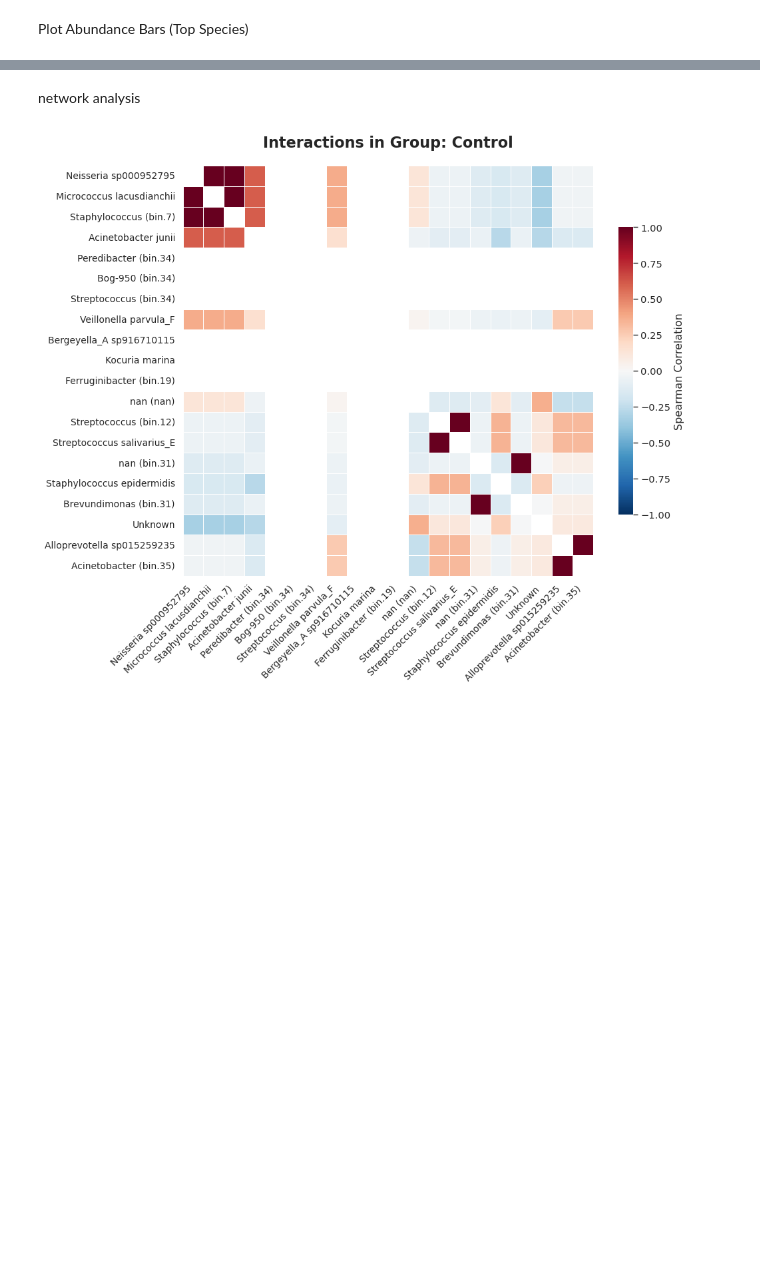
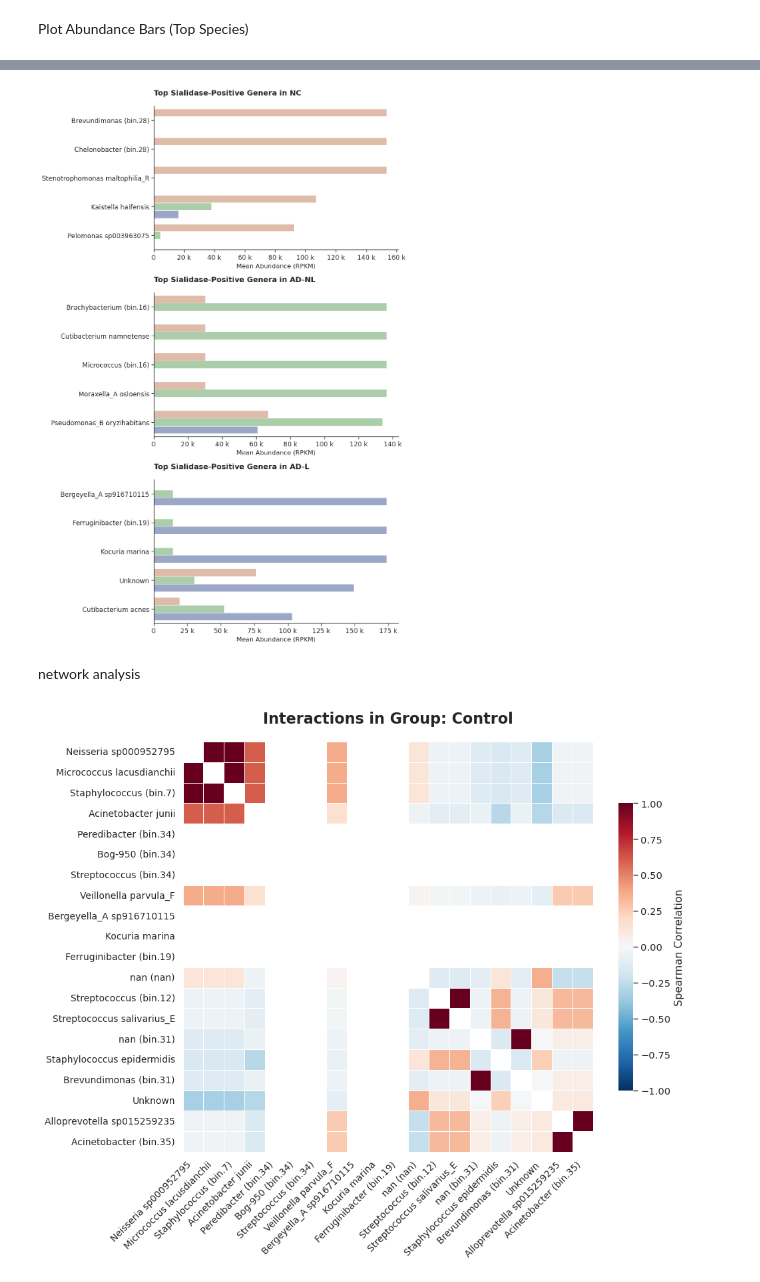
Before and after one commit to Marcosv21/Doc_project, a Jupyter notebook: statistical_analysis/plots_doc_simple.ipynb, the cells around one changed output, grey strips where cells are left out. Cells and saved outputs as stored; diff of their text form; code cells hidden in the pictures; blank space fills up the shorter version.

```diff
--- a/statistical_analysis/plots_doc_simple.ipynb
+++ b/statistical_analysis/plots_doc_simple.ipynb
@@ -269,3 +269,76 @@ plt.show()
+# %%
+import matplotlib.ticker as ticker
+import matplotlib.pyplot as plt
+import matplotlib.patches as mpatches
+import seaborn as sns
+import pandas as pd
+import numpy as np
+import os
+
+# --- 1. FILTERING (Crucial Step) ---
+# Substitua 'Gene' e 'nanH' pelos nomes exatos da sua tabela
+df_sialidase = df[df['has_sialidase'] == 'YES'].copy()
+
+if 'Label' not in df_sialidase.columns:
+    df_sialidase['Label'] = df_sialidase['Genus']
+
+if isinstance(MY_PALETTE, dict):
+    colors_list = list(MY_PALETTE.values())
+    palette_final = dict(zip(ORDER, colors_list))
+else:
+    palette_final = MY_PALETTE
+
+# --- 2. CALCULATE MEAN ABUNDANCE ---
+# Note que usamos 'df_sialidase' agora, não o 'df' completo
+mean_abund = df_sialidase.groupby(['Group', 'Label'])['Abundance'].mean().reset_index()
+
+# --- 3. PLOTTING ---
+fig, axes = plt.subplots(3, 1, figsize=(10, 15), sharex=False)
+
+for i, group in enumerate(ORDER):
+    ax = axes[i]
+
+    # Top 5 most abundant SIALIDASE-POSITIVE bacteria in this group
+    top_5_labels = mean_abund[mean_abund['Group'] == group] \
+                   .nlargest(5, 'Abundance')['Label'].tolist()
+
+    plot_data = mean_abund[mean_abund['Label'].isin(top_5_labels)]
+
+    sns.barplot(data=plot_data, y='Label', x='Abundance', hue='Group',
+                palette=palette_final,
+                order=top_5_labels,
+                hue_order=ORDER,
+                dodge=True,
+                ax=ax)
+
+    ax.xaxis.set_major_formatter(ticker.EngFormatter())
+
+    # Updated Title
+    ax.set_title(f"Top Sialidase-Positive Genera in {SHORT_LABELS[i]}",
+                 fontweight='bold', loc='left', fontsize=14, pad=20)
+    ax.set_xlabel("Mean Abundance (RPKM)", fontsize=12)
+    ax.set_ylabel("")
+
+    if ax.get_legend():
+        ax.legend_.remove()
+
+legend_patches = []
+colors_list = list(palette_final.values())
+
+for i, label_text in enumerate(SHORT_LABELS):
+    cor = colors_list[i] if i < len(colors_list) else 'grey'
+    patch = mpatches.Patch(color=cor, label=label_text)
+    legend_patches.append(patch)
+
+plt.tight_layout()
+sns.despine()
+
+save_path = os.path.join(OUTPUT_DIR, 'Fig_Sialidase_Top5_Abundance.svg')
+plt.savefig(save_path, bbox_inches='tight')
+
+plt.show()
+# %% [output]
+[figure, added]
 # %% [markdown]
 network analysis
 # %%
```
Also changed, not shown: parts of 6 cells of this notebook.
